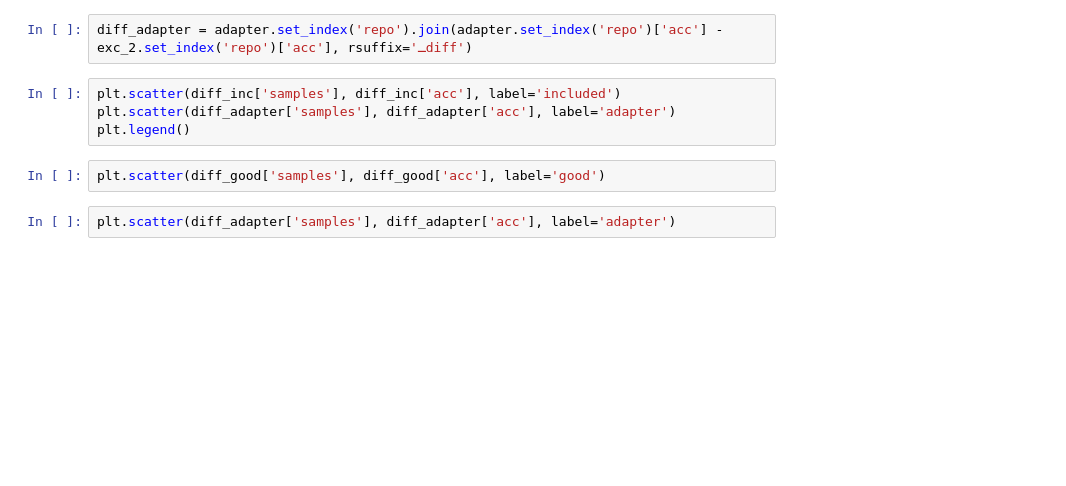
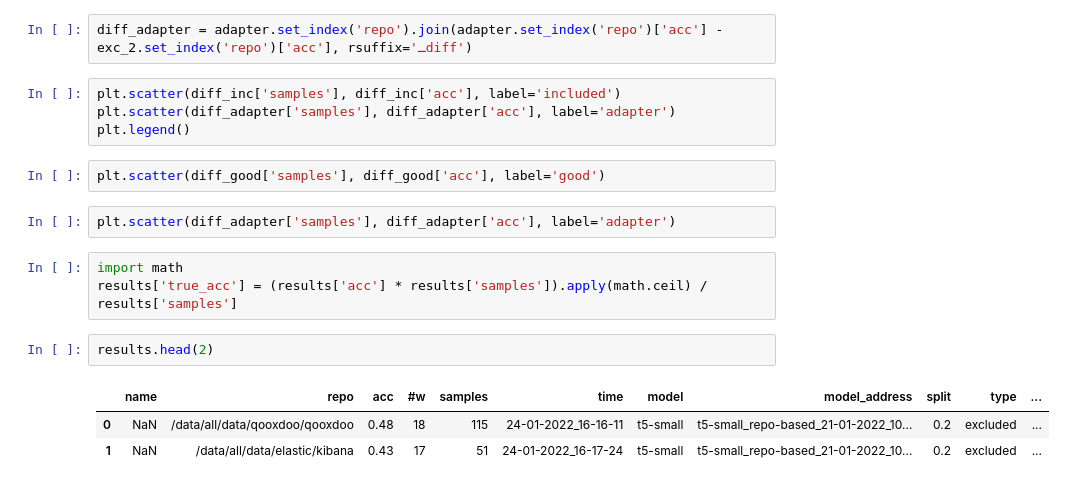
Before and after one commit to arminzirak/TFix, a Jupyter notebook: analyze basic results.ipynb, the cells around one changed output. Cells and saved outputs as stored; diff of their text form; blank space fills up the shorter version.

```diff
--- a/analyze basic results.ipynb
+++ b/analyze basic results.ipynb
@@ -202,3 +219,12 @@ plt.legend()
 plt.scatter(diff_good['samples'], diff_good['acc'], label='good')
 # %%
 plt.scatter(diff_adapter['samples'], diff_adapter['acc'], label='adapter')
+# %%
+import math
+results['true_acc'] = (results['acc'] * results['samples']).apply(math.ceil) / results['samples']
+# %%
+results.head(2)
+# %% [output]
+|  | name | repo | acc | #w | samples | time | model | model_address | split | type | ... |
+| 0 | NaN | /data/all/data/qooxdoo/qooxdoo | 0.48 | 18 | 115 | 24-01-2022_16-16-11 | t5-small | t5-small_repo-based_21-01-2022_10... | 0.2 | excluded | ... |
+| 1 | NaN | /data/all/data/elastic/kibana | 0.43 | 17 | 51 | 24-01-2022_16-17-24 | t5-small | t5-small_repo-based_21-01-2022_10... | 0.2 | excluded | ... |
```
Also changed, not shown: parts of 35 cells of this notebook, 1 other file.
